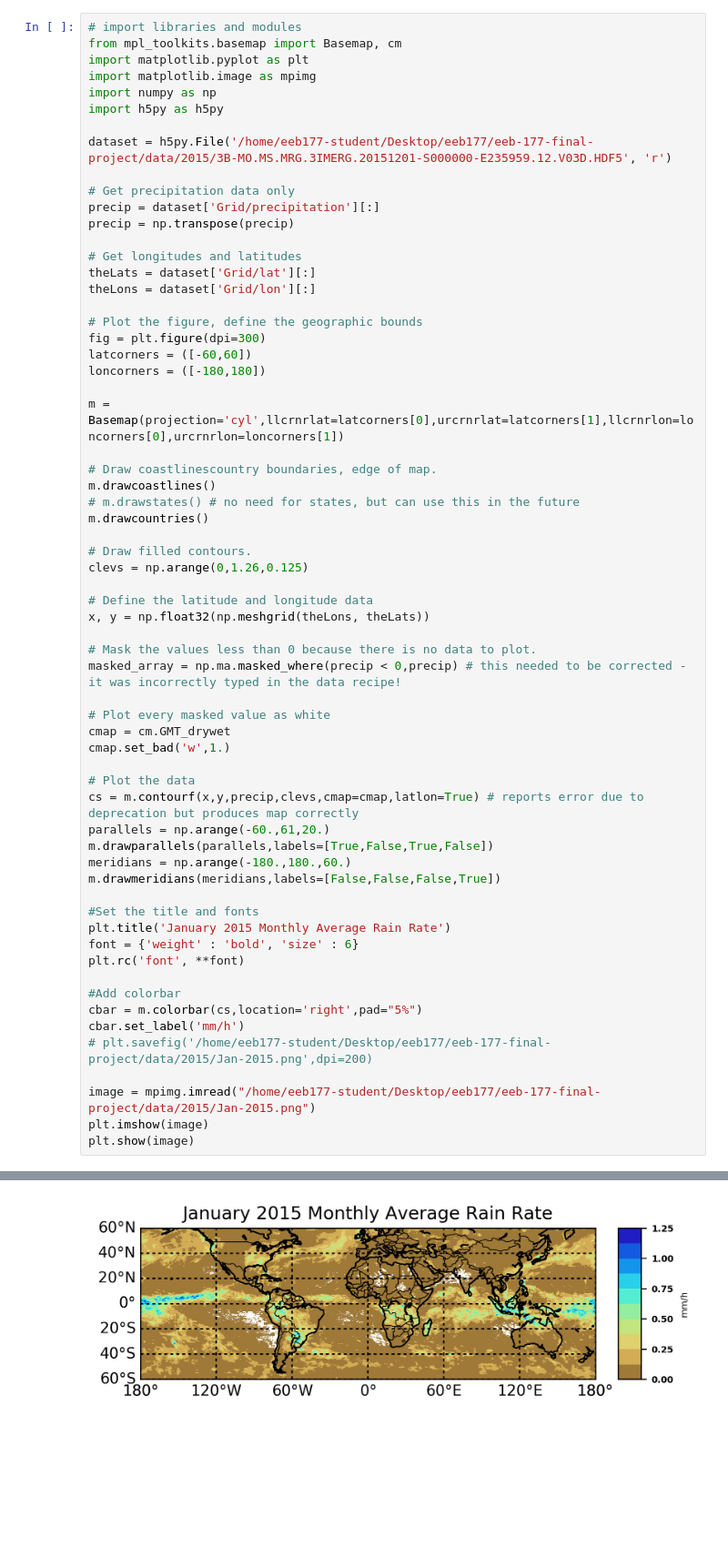
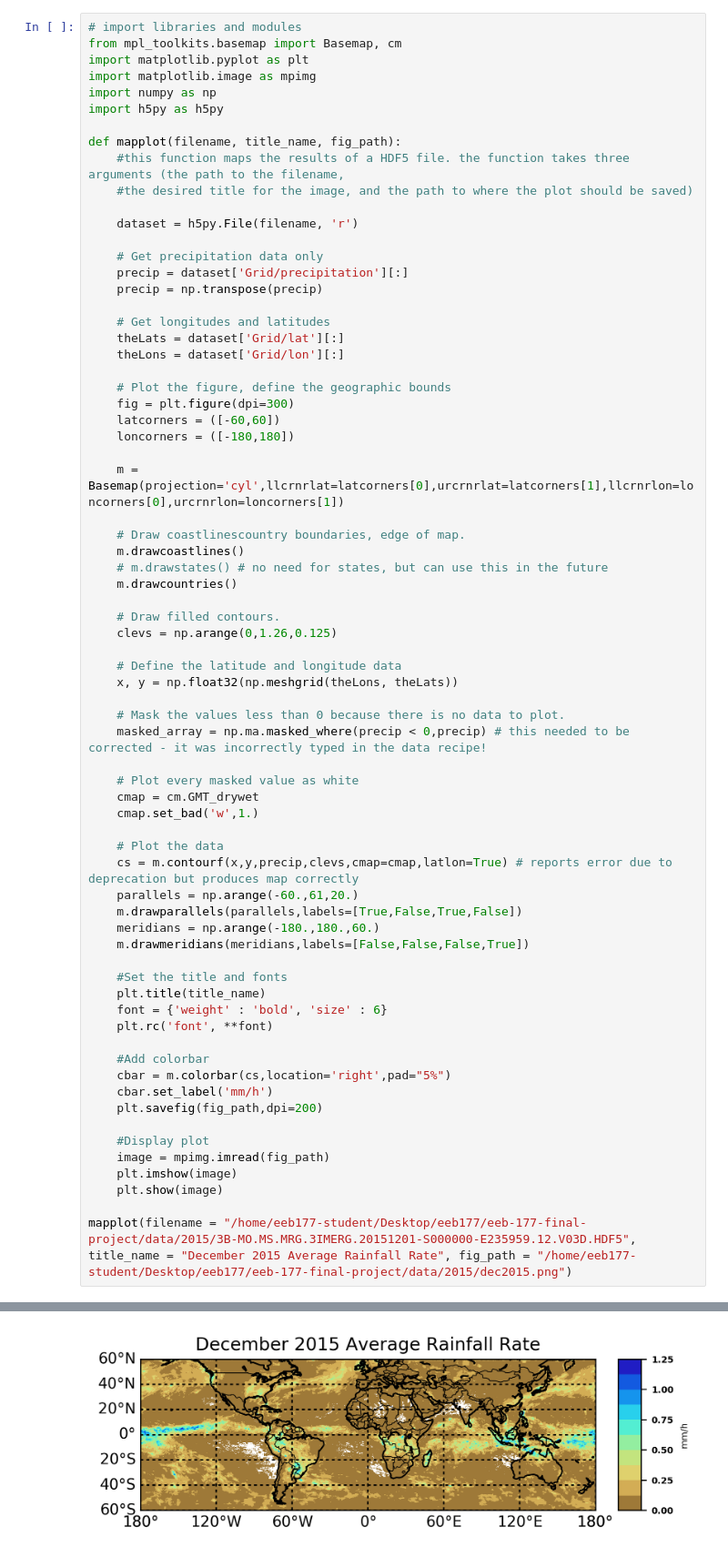
Before and after one commit to Krishna-K2609/eeb-177-final-project, a Jupyter notebook: function-1.ipynb, the cells around one changed output, grey strips where cells are left out. Shown at 91% size. Drawn from its saved outputs; the diff is of its cells as text; blank space fills up the shorter version.

Commit message:
adding revised function 1

```diff
--- a/function-1.ipynb
+++ b/function-1.ipynb
@@ -22,68 +19,75 @@ Data are included in the /data/2015 repo
 # %%
 # import libraries and modules
 from mpl_toolkits.basemap import Basemap, cm
 import matplotlib.pyplot as plt
 import matplotlib.image as mpimg
 import numpy as np
 import h5py as h5py
 
-dataset = h5py.File('/home/eeb177-student/Desktop/eeb177/eeb-177-final-project/data/2015/3B-MO.MS.MRG.3IMERG.20151201-S000000-E235959.12.V03D.HDF5', 'r')
+def mapplot(filename, title_name, fig_path):
+    #this function maps the results of a HDF5 file. the function takes three arguments (the path to the filename,
+    #the desired title for the image, and the path to where the plot should be saved)
 
-# Get precipitation data only
-precip = dataset['Grid/precipitation'][:]
-precip = np.transpose(precip)
+    dataset = h5py.File(filename, 'r')
 
-# Get longitudes and latitudes
-theLats = dataset['Grid/lat'][:]
-theLons = dataset['Grid/lon'][:]
+    # Get precipitation data only
+    precip = dataset['Grid/precipitation'][:]
+    precip = np.transpose(precip)
 
-# Plot the figure, define the geographic bounds
-fig = plt.figure(dpi=300)
-latcorners = ([-60,60])
-loncorners = ([-180,180])
+    # Get longitudes and latitudes
+    theLats = dataset['Grid/lat'][:]
+    theLons = dataset['Grid/lon'][:]
 
-m = Basemap(projection='cyl',llcrnrlat=latcorners[0],urcrnrlat=latcorners[1],llcrnrlon=loncorners[0],urcrnrlon=loncorners[1])
+    # Plot the figure, define the geographic bounds
+    fig = plt.figure(dpi=300)
+    latcorners = ([-60,60])
+    loncorners = ([-180,180])
 
-# Draw coastlinescountry boundaries, edge of map.
-m.drawcoastlines()
-# m.drawstates() # no need for states, but can use this in the future
-m.drawcountries()
+    m = Basemap(projection='cyl',llcrnrlat=latcorners[0],urcrnrlat=latcorners[1],llcrnrlon=loncorners[0],urcrnrlon=loncorners[1])
 
-# Draw filled contours.
-clevs = np.arange(0,1.26,0.125)
+    # Draw coastlinescountry boundaries, edge of map.
+    m.drawcoastlines()
+    # m.drawstates() # no need for states, but can use this in the future
+    m.drawcountries()
 
-# Define the latitude and longitude data
-x, y = np.float32(np.meshgrid(theLons, theLats))
+    # Draw filled contours.
+    clevs = np.arange(0,1.26,0.125)
 
-# Mask the values less than 0 because there is no data to plot.
-masked_array = np.ma.masked_where(precip < 0,precip) # this needed to be corrected - it was incorrectly typed in the data recipe!
+    # Define the latitude and longitude data
+    x, y = np.float32(np.meshgrid(theLons, theLats))
 
-# Plot every masked value as white
-cmap = cm.GMT_drywet
-cmap.set_bad('w',1.)
+    # Mask the values less than 0 because there is no data to plot.
+    masked_array = np.ma.masked_where(precip < 0,precip) # this needed to be corrected - it was incorrectly typed in the data recipe!
 
-# Plot the data
-cs = m.contourf(x,y,precip,clevs,cmap=cmap,latlon=True) # reports error due to deprecation but produces map correctly
-parallels = np.arange(-60.,61,20.)
-m.drawparallels(parallels,labels=[True,False,True,False])
-meridians = np.arange(-180.,180.,60.)
-m.drawmeridians(meridians,labels=[False,False,False,True])
+    # Plot every masked value as white
+    cmap = cm.GMT_drywet
+    cmap.set_bad('w',1.)
 
-#Set the title and fonts
-plt.title('January 2015 Monthly Average Rain Rate')
-font = {'weight' : 'bold', 'size' : 6}
-plt.rc('font', **font)
+    # Plot the data
+    cs = m.contourf(x,y,precip,clevs,cmap=cmap,latlon=True) # reports error due to deprecation but produces map correctly
+    parallels = np.arange(-60.,61,20.)
+    m.drawparallels(parallels,labels=[True,False,True,False])
+    meridians = np.arange(-180.,180.,60.)
+    m.drawmeridians(meridians,labels=[False,False,False,True])
 
-#Add colorbar
-cbar = m.colorbar(cs,location='right',pad="5%")
-cbar.set_label('mm/h')
-# plt.savefig('/home/eeb177-student/Desktop/eeb177/eeb-177-final-project/data/2015/Jan-2015.png',dpi=200)
+    #Set the title and fonts
+    plt.title(title_name)
+    font = {'weight' : 'bold', 'size' : 6}
+    plt.rc('font', **font)
 
-image = mpimg.imread("/home/eeb177-student/Desktop/eeb177/eeb-177-final-project/data/2015/Jan-2015.png")
-plt.imshow(image)
-plt.show(image)
+    #Add colorbar
+    cbar = m.colorbar(cs,location='right',pad="5%")
+    cbar.set_label('mm/h')
+    plt.savefig(fig_path,dpi=200)
+
+    #Display plot
+    image = mpimg.imread(fig_path)
+    plt.imshow(image)
+    plt.show(image)
+
+mapplot(filename = "/home/eeb177-student/Desktop/eeb177/eeb-177-final-project/data/2015/3B-MO.MS.MRG.3IMERG.20151201-S000000-E235959.12.V03D.HDF5", title_name = "December 2015 Average Rainfall Rate", fig_path = "/home/eeb177-student/Desktop/eeb177/eeb-177-final-project/data/2015/dec2015.png")
 # %% [output]
     for more details.
   ax.hold(b)
-[figure, old version]
+[figure, new version]
 ValueError: The truth value of an array with more than one element is ambiguous. Use a.any() or a.all()
```
Also changed, not shown: parts of 1 cell of this notebook.
